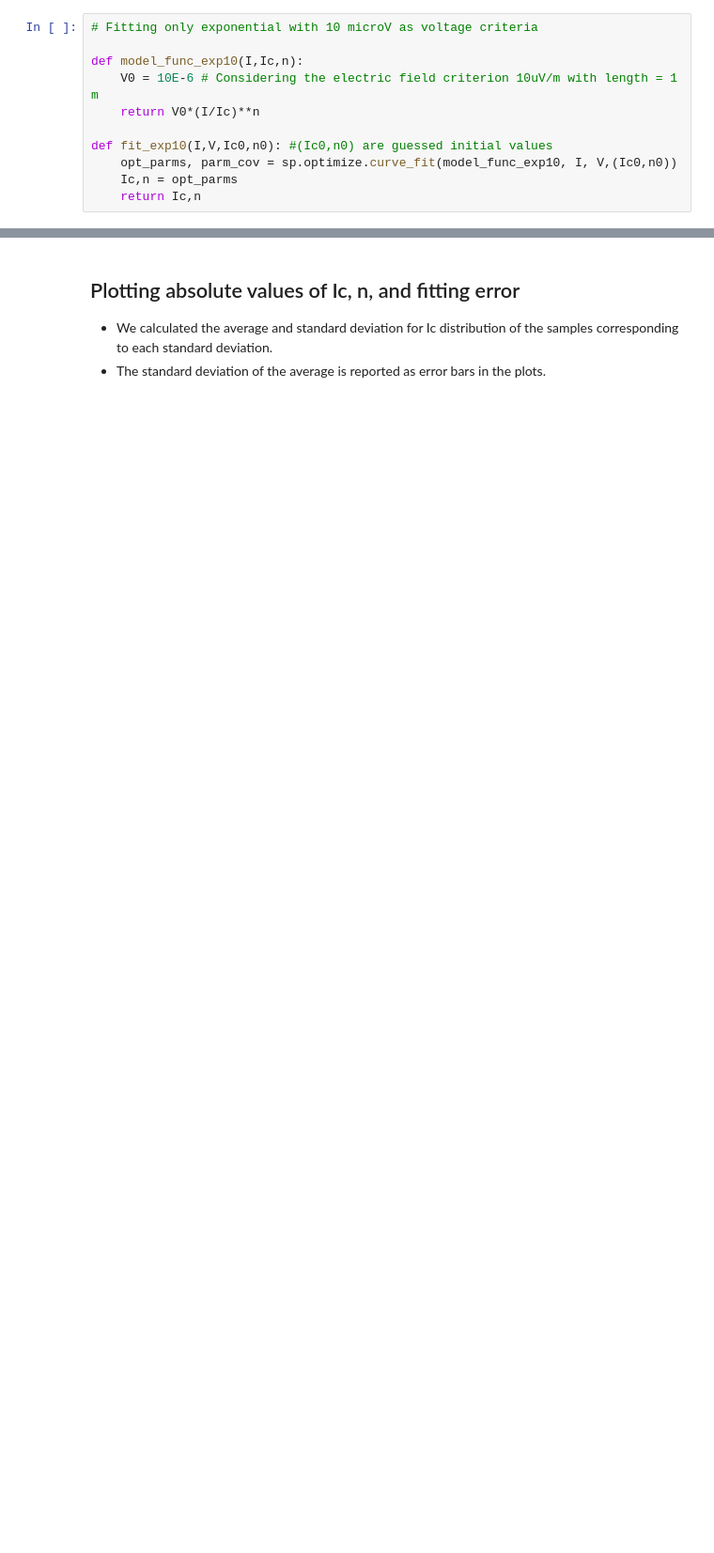
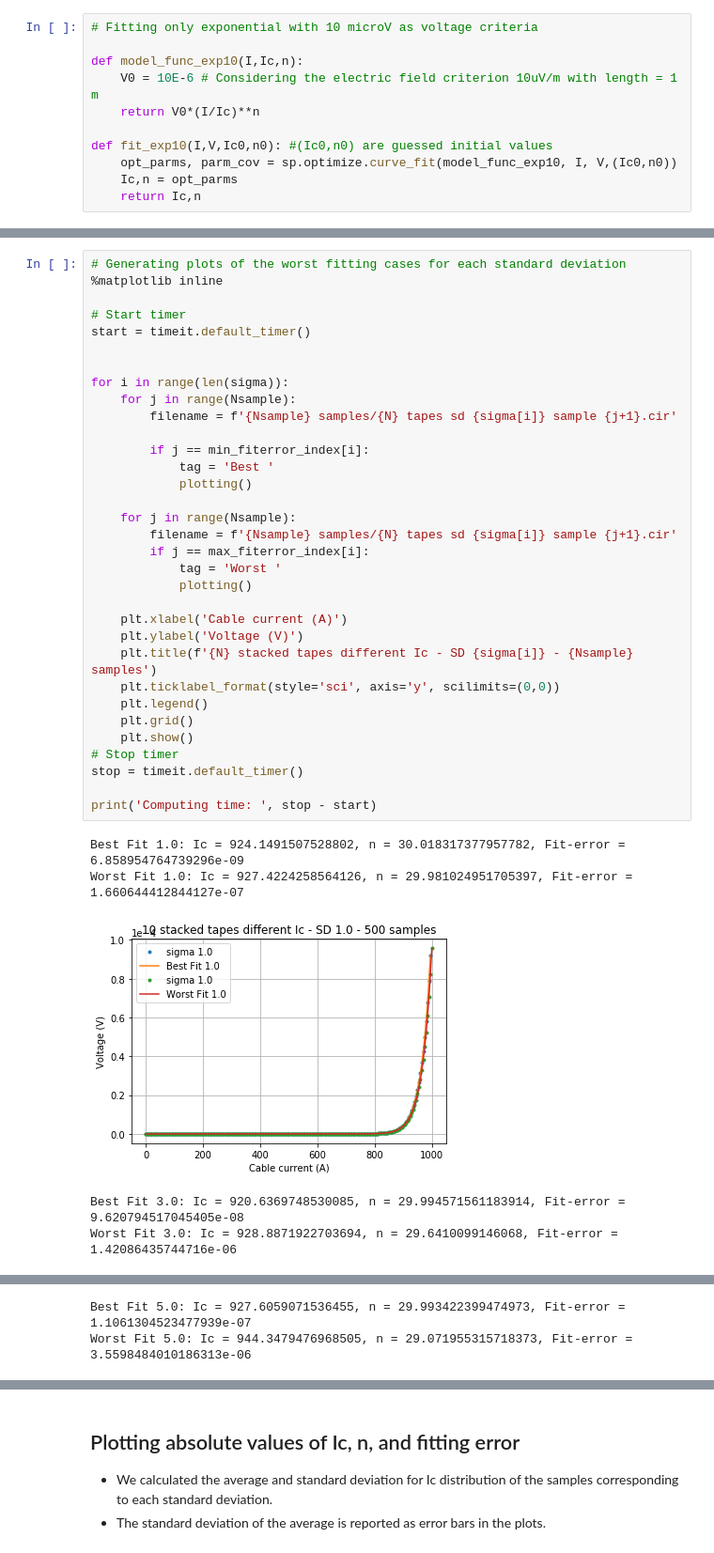
Before and after one commit to auroc10/LBNL, a Jupyter notebook: Ngspice statistics for Ic.ipynb, the cells around one changed output, grey strips where cells are left out. Shown at 94% size. Saved outputs shown, nothing was run; the diff lists cells and outputs as text; blank space fills up the shorter version.

```diff
--- a/Ngspice statistics for Ic.ipynb
+++ b/Ngspice statistics for Ic.ipynb
@@ -228,0 +520,39 @@ Computing time:  327.95718968799997
+# %%
+# Generating plots of the worst fitting cases for each standard deviation
+%matplotlib inline
+
+# Start timer
+start = timeit.default_timer()
+
+
+for i in range(len(sigma)):
+    for j in range(Nsample):
+        filename = f'{Nsample} samples/{N} tapes sd {sigma[i]} sample {j+1}.cir'
+
+        if j == min_fiterror_index[i]:
+            tag = 'Best '
+            plotting()
+
+    for j in range(Nsample):
+        filename = f'{Nsample} samples/{N} tapes sd {sigma[i]} sample {j+1}.cir'
+        if j == max_fiterror_index[i]:
+            tag = 'Worst '
+            plotting()
+
+    plt.xlabel('Cable current (A)')
+    plt.ylabel('Voltage (V)')
+    plt.title(f'{N} stacked tapes different Ic - SD {sigma[i]} - {Nsample} samples')
+    plt.ticklabel_format(style='sci', axis='y', scilimits=(0,0))
+    plt.legend()
+    plt.grid()
+    plt.show()
+# Stop timer
+stop = timeit.default_timer()
+
+print('Computing time: ', stop - start)
+# %% [output]
+Best Fit 1.0: Ic = 924.1491507528802, n = 30.018317377957782, Fit-error = 6.858954764739296e-09
+Worst Fit 1.0: Ic = 927.4224258564126, n = 29.981024951705397, Fit-error = 1.660644412844127e-07
+[figure, added]
+Best Fit 3.0: Ic = 920.6369748530085, n = 29.994571561183914, Fit-error = 9.620794517045405e-08
+Worst Fit 3.0: Ic = 928.8871922703694, n = 29.6410099146068, Fit-error = 1.42086435744716e-06
@@ -228,0 +560,2 @@ Computing time:  327.95718968799997
+Best Fit 5.0: Ic = 927.6059071536455, n = 29.993422399474973, Fit-error = 1.1061304523477939e-07
+Worst Fit 5.0: Ic = 944.3479476968505, n = 29.071955315718373, Fit-error = 3.5598484010186313e-06
```
Also changed, not shown: parts of 11 cells of this notebook.
